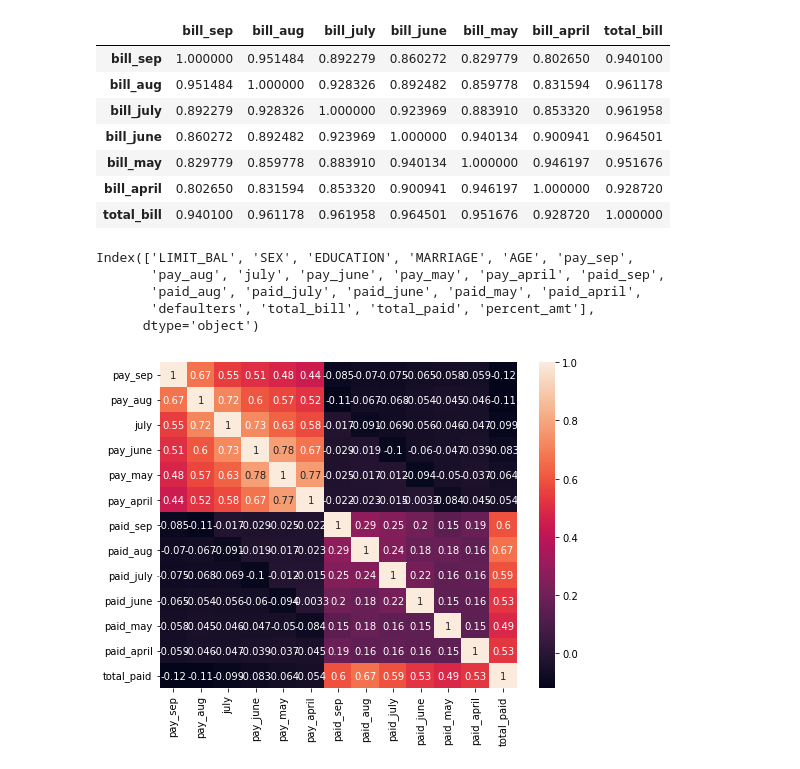
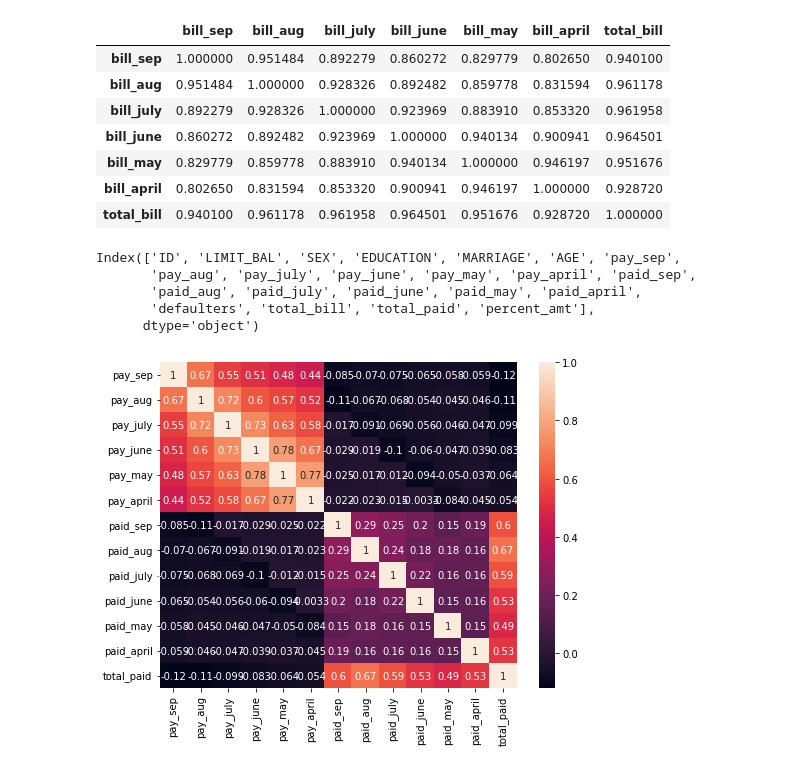
Before and after one commit to IfrazQazi/Credit-Card-Default-Prediction, a Jupyter notebook: Credit_Card_Default_Prediction.ipynb, the cells around one changed output. Cells and saved outputs as stored; diff of their text form; code cells hidden in the pictures.

```diff
--- a/Credit_Card_Default_Prediction.ipynb
+++ b/Credit_Card_Default_Prediction.ipynb
@@ -212,7 +212,7 @@ Index(['ID', 'LIMIT_BAL', 'SEX', 'EDUCATION', 'MARRIAGE', 'AGE', 'PAY_0',
 ## change feature names of monthly payment record
 
 df.rename(columns={'PAY_0':'pay_sep',
-       'PAY_2':'pay_aug', 'PAY_3':'july', 'PAY_4':'pay_june', 'PAY_5':'pay_may', 'PAY_6':'pay_april'},inplace=True)
+       'PAY_2':'pay_aug', 'PAY_3':'pay_july', 'PAY_4':'pay_june', 'PAY_5':'pay_may', 'PAY_6':'pay_april'},inplace=True)
 # %% [markdown]
 X12-X17: Amount of bill statement (NT dollar). X12 = amount of bill statement in September, 2005; X13 = amount of bill statement in August, 2005; . . .; X17 = amount of bill statement in April, 2005.
 # %%
@@ -361,7 +361,7 @@ Index(['ID', 'LIMIT_BAL', 'SEX', 'EDUCATION', 'MARRIAGE', 'AGE', 'pay_sep',
       dtype='object')
 # %%
 month_pay = ['pay_sep',
-       'pay_aug', 'july', 'pay_june', 'pay_may', 'pay_april']
+       'pay_aug', 'pay_july', 'pay_june', 'pay_may', 'pay_april']
 # %%
 ## count plot of monthly pay features
 for i in month_pay:
@@ -666,6 +676,6 @@ df[['total_bill','total_paid','remaining_amt','percent_amt']].corr()
 # %%
 ## droping ID feature from dataset
-df.drop('ID',axis=1,inplace=True)
+# df.drop('ID',axis=1,inplace=True)
 # %%
 ## droping remaining_amt as its highly correlated to total_bill
 df.drop('remaining_amt',axis=1,inplace=True)
@@ -691,19 +701,19 @@ df.drop(month_bill,axis=1,inplace=True)
 # %%
 df.columns
 # %% [output]
-Index(['LIMIT_BAL', 'SEX', 'EDUCATION', 'MARRIAGE', 'AGE', 'pay_sep',
-       'pay_aug', 'july', 'pay_june', 'pay_may', 'pay_april', 'paid_sep',
+Index(['ID', 'LIMIT_BAL', 'SEX', 'EDUCATION', 'MARRIAGE', 'AGE', 'pay_sep',
+       'pay_aug', 'pay_july', 'pay_june', 'pay_may', 'pay_april', 'paid_sep',
        'paid_aug', 'paid_july', 'paid_june', 'paid_may', 'paid_april',
        'defaulters', 'total_bill', 'total_paid', 'percent_amt'],
       dtype='object')
 # %%
 ## correlation plot
 plt.figure(figsize=(8,6))
 corr=df[['pay_sep',
-       'pay_aug', 'july', 'pay_june', 'pay_may', 'pay_april', 'paid_sep',
+       'pay_aug', 'pay_july', 'pay_june', 'pay_may', 'pay_april', 'paid_sep',
        'paid_aug', 'paid_july', 'paid_june', 'paid_may', 'paid_april','total_paid']].corr()
 
 sns.heatmap(corr,annot=True , fmt='.2g')
 plt.show()
 # %% [output]
-[figure, old version]
+[figure, new version]
```
Also changed, not shown: parts of 39 cells of this notebook.
